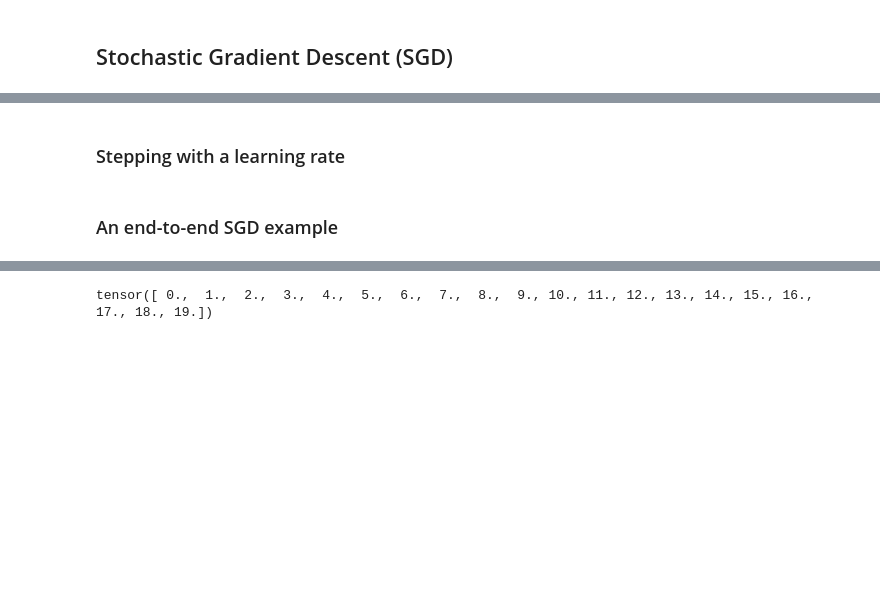
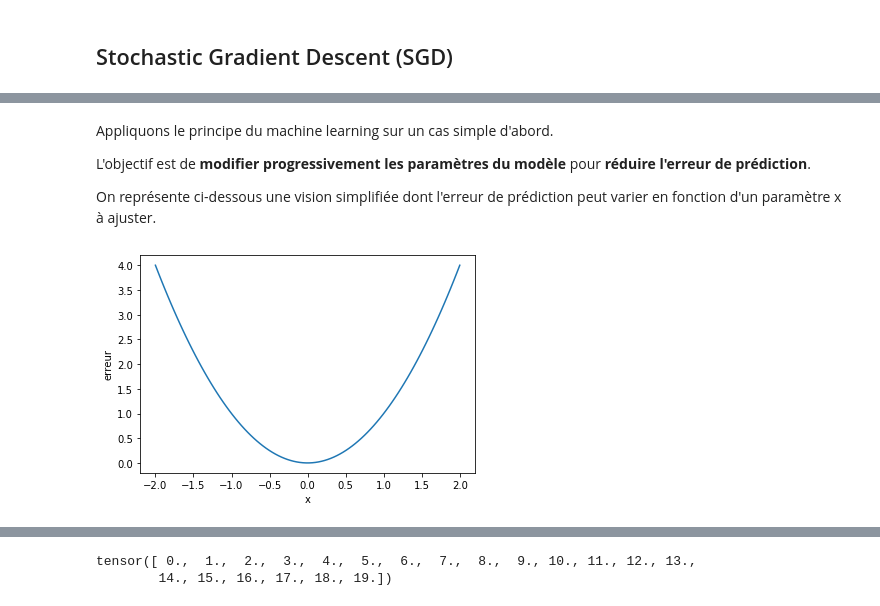
Before and after one commit to laurentprudhon/cours-deeplearning-2020, a Jupyter notebook: notebooks/03_mnist_basics.ipynb, the cells around one changed output, grey strips where cells are left out. Drawn from its saved outputs; the diff is of its cells as text; code cells hidden in the pictures; blank space fills up the shorter version.

```diff
--- a/notebooks/03_mnist_basics.ipynb
+++ b/notebooks/03_mnist_basics.ipynb
@@ -354,2 +362,0 @@ step->predict[label=repeat]
-# %%
-def f(x): return x**2
@@ -385,5 +362,0 @@ tensor([ 3.,  4., 10.], requires_grad=True)
-# %%
-def f(x): return (x**2).sum()
-
-yt = f(xt)
-yt
@@ -397,4 +363,21 @@ tensor([ 6.,  8., 20.])
-# %% [markdown]
-### Stepping with a learning rate
-# %% [markdown]
-### An end-to-end SGD example
+# %%
+# Utilitaire
+def plot_function(f, tx=None, ty=None, title=None, min=-2, max=2, figsize=(6,4)):
+    x = torch.linspace(min,max)
+    fig,ax = plt.subplots(figsize=figsize)
+    ax.plot(x,f(x))
+    if tx is not None: ax.set_xlabel(tx)
+    if ty is not None: ax.set_ylabel(ty)
+    if title is not None: ax.set_title(title)
+# %% [markdown]
+Appliquons le principe du machine learning sur un cas simple d'abord.
+
+L'objectif est de **modifier progressivement les paramètres du modèle** pour **réduire l'erreur de prédiction**.
+
+On représente ci-dessous une vision simplifiée dont l'erreur de prédiction peut varier en fonction d'un paramètre x à ajuster.
+# %%
+def loss_function(x): return x**2
+# %%
+plot_function(loss_function, 'x', 'erreur')
+# %% [output]
+[figure, added]
```
Also changed, not shown: parts of 134 cells of this notebook.
